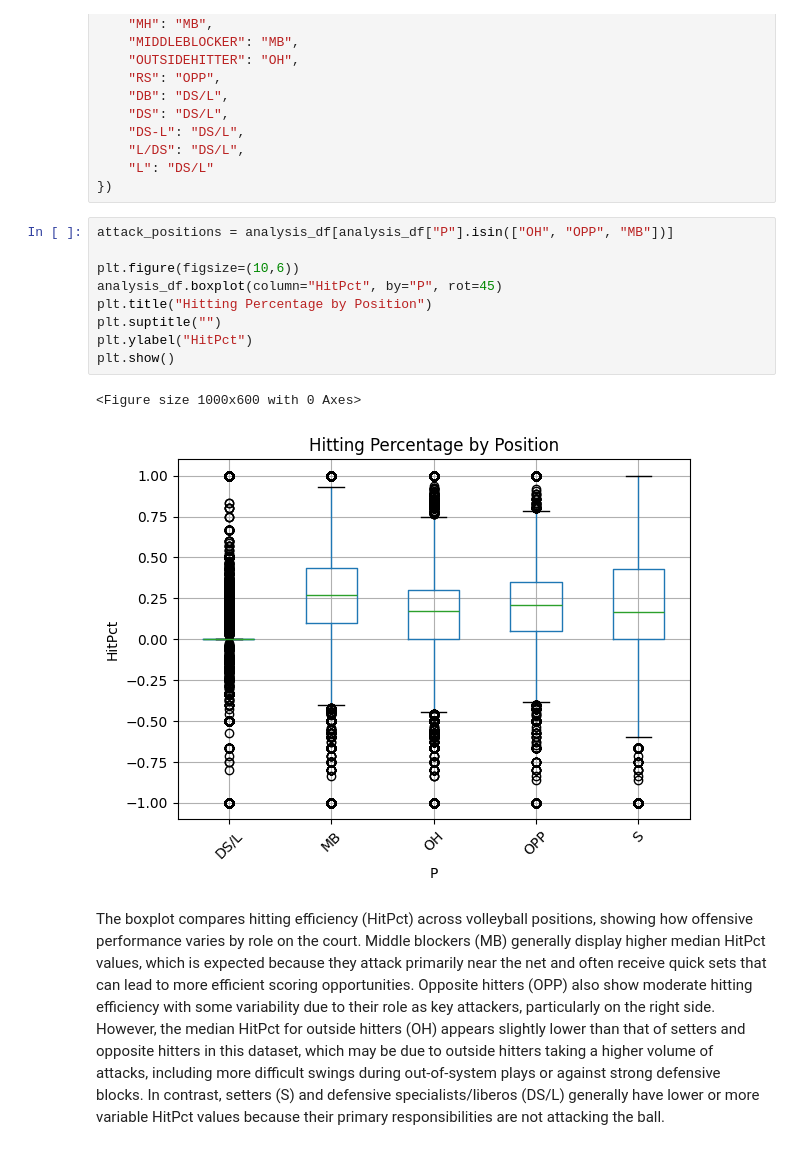
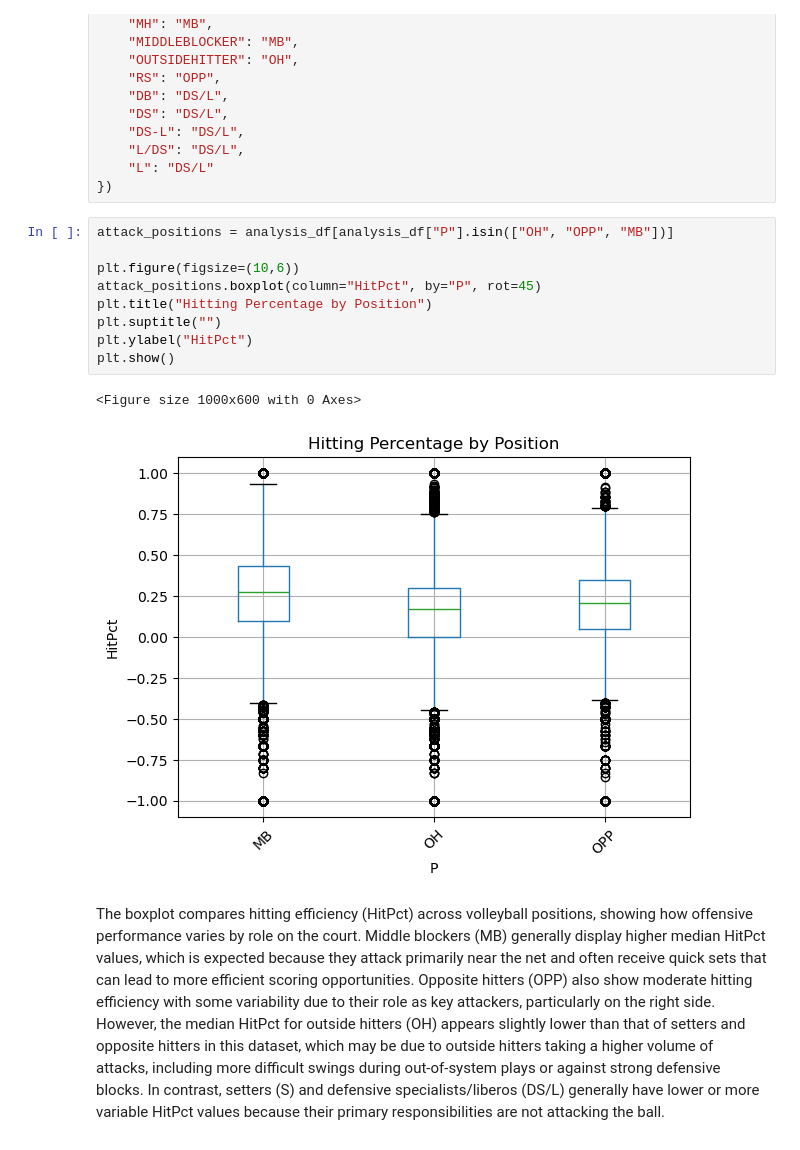
Before and after one commit to COGS108/Group035_WI26, a Jupyter notebook: 02-EDACheckpoint.ipynb, the cells around one changed output. Drawn from its saved outputs; the diff is of its cells as text.

```diff
--- a/02-EDACheckpoint.ipynb
+++ b/02-EDACheckpoint.ipynb
@@ -470,15 +470,15 @@ analysis_df["P"] = analysis_df["P"].replace({
 # %%
 attack_positions = analysis_df[analysis_df["P"].isin(["OH", "OPP", "MB"])]
 
 plt.figure(figsize=(10,6))
-analysis_df.boxplot(column="HitPct", by="P", rot=45)
+attack_positions.boxplot(column="HitPct", by="P", rot=45)
 plt.title("Hitting Percentage by Position")
 plt.suptitle("")
 plt.ylabel("HitPct")
 plt.show()
 # %% [output]
 <Figure size 1000x600 with 0 Axes>
-[figure, old version]
+[figure, new version]
 # %% [markdown]
 The boxplot compares hitting efficiency (HitPct) across volleyball positions, showing how offensive performance varies by role on the court. Middle blockers (MB) generally display higher median HitPct values, which is expected because they attack primarily near the net and often receive quick sets that can lead to more efficient scoring opportunities. Opposite hitters (OPP) also show moderate hitting efficiency with some variability due to their role as key attackers, particularly on the right side. However, the median HitPct for outside hitters (OH) appears slightly lower than that of setters and opposite hitters in this dataset, which may be due to outside hitters taking a higher volume of attacks, including more difficult swings during out-of-system plays or against strong defensive blocks. In contrast, setters (S) and defensive specialists/liberos (DS/L) generally have lower or more variable HitPct values because their primary responsibilities are not attacking the ball.
 # %%
```
